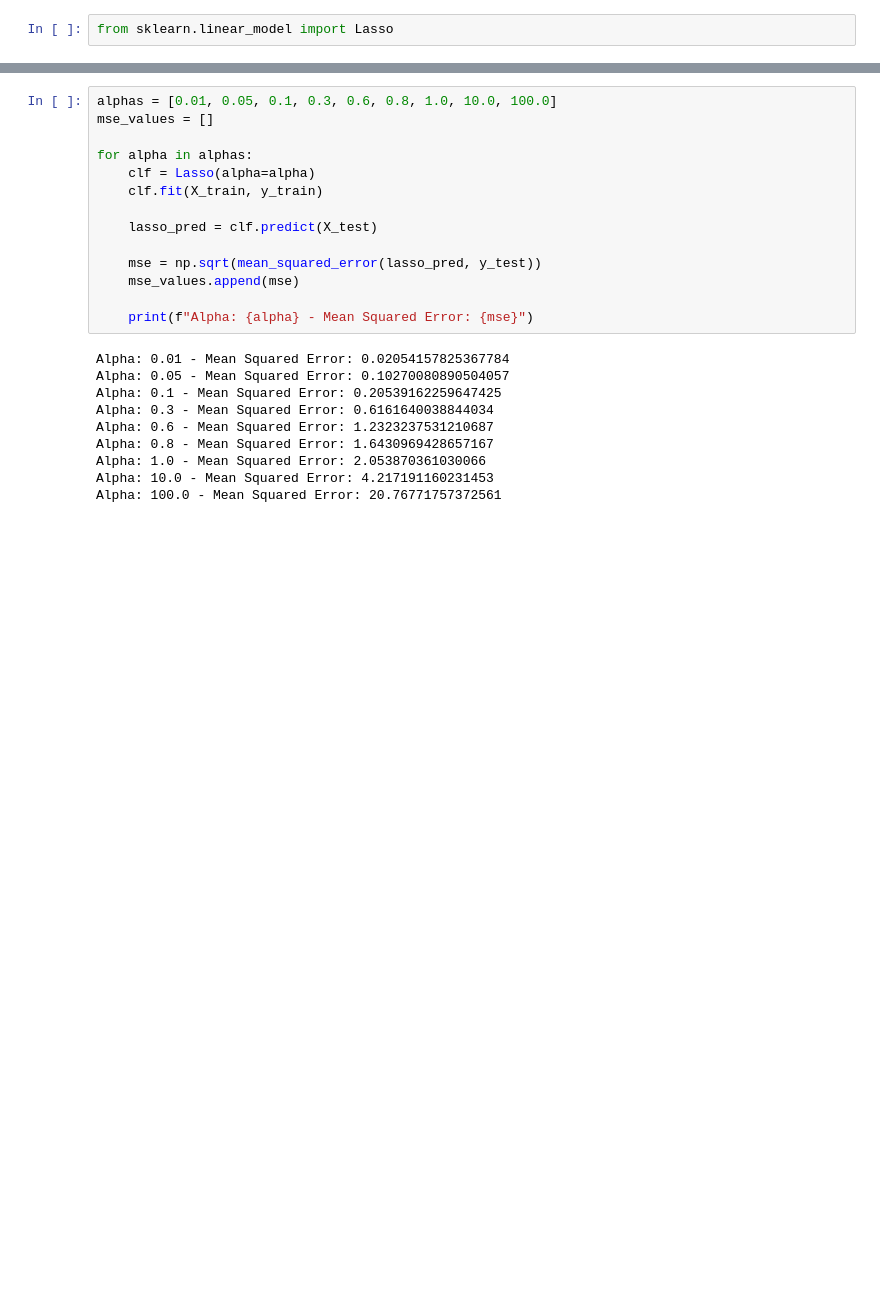
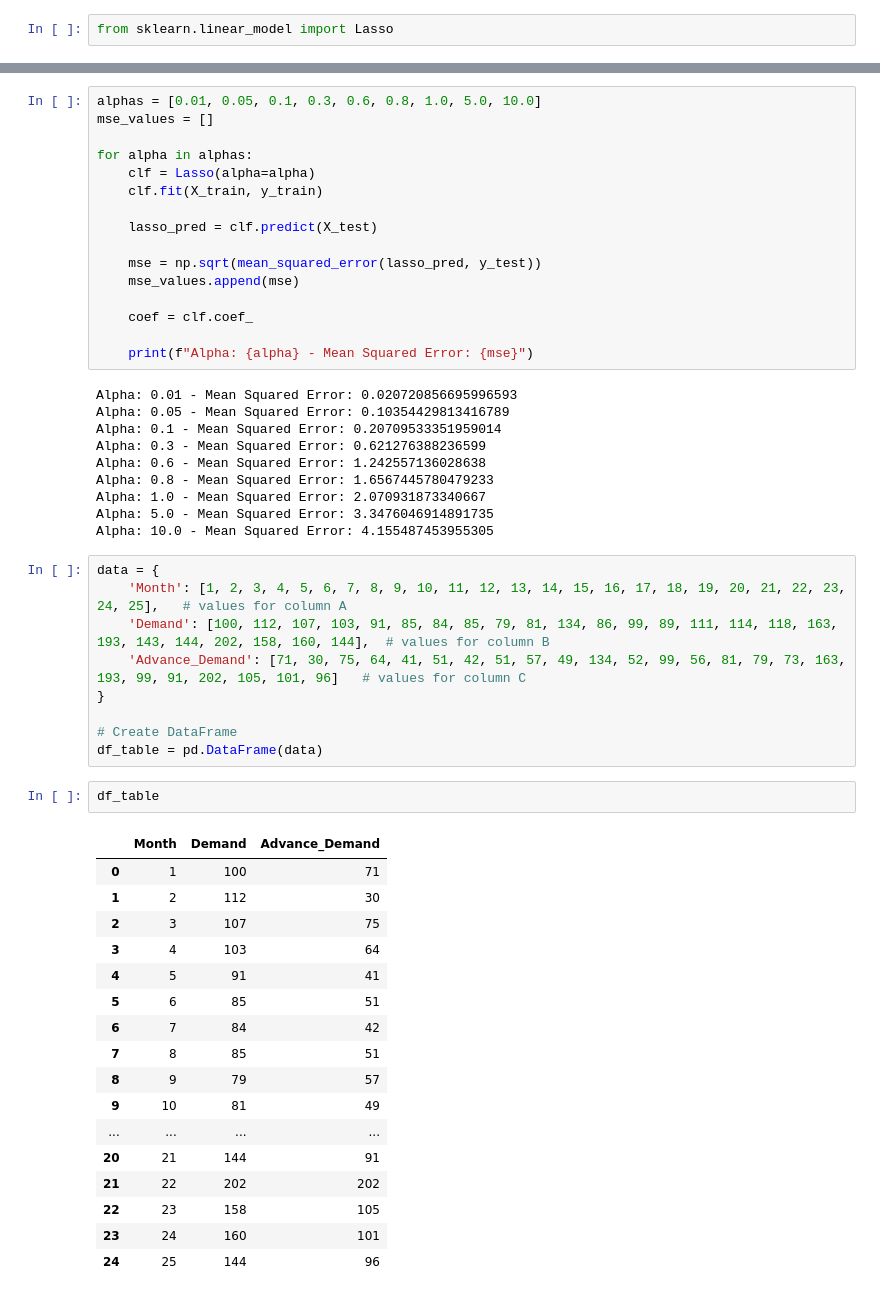
Before and after one commit to mredshaw/DS2, a Jupyter notebook: Predictive_Modelling_A1.ipynb, the cells around one changed output, grey strips where cells are left out. Drawn from its saved outputs; the diff is of its cells as text; blank space fills up the shorter version.

```diff
--- a/Predictive_Modelling_A1.ipynb
+++ b/Predictive_Modelling_A1.ipynb
@@ -198,5 +201,5 @@ Mean Squared Error = 2.053870361030066
 # %%
-alphas = [0.01, 0.05, 0.1, 0.3, 0.6, 0.8, 1.0, 10.0, 100.0]
+alphas = [0.01, 0.05, 0.1, 0.3, 0.6, 0.8, 1.0, 5.0, 10.0]
 mse_values = []
 
 for alpha in alphas:
@@ -208,14 +211,45 @@ for alpha in alphas:
     mse = np.sqrt(mean_squared_error(lasso_pred, y_test))
     mse_values.append(mse)
 
+    coef = clf.coef_
+
     print(f"Alpha: {alpha} - Mean Squared Error: {mse}")
 # %% [output]
-Alpha: 0.01 - Mean Squared Error: 0.02054157825367784
-Alpha: 0.05 - Mean Squared Error: 0.10270080890504057
-Alpha: 0.1 - Mean Squared Error: 0.20539162259647425
-Alpha: 0.3 - Mean Squared Error: 0.6161640038844034
-Alpha: 0.6 - Mean Squared Error: 1.2323237531210687
-Alpha: 0.8 - Mean Squared Error: 1.6430969428657167
-Alpha: 1.0 - Mean Squared Error: 2.053870361030066
-Alpha: 10.0 - Mean Squared Error: 4.217191160231453
-Alpha: 100.0 - Mean Squared Error: 20.76771757372561
+Alpha: 0.01 - Mean Squared Error: 0.020720856695996593
+Alpha: 0.05 - Mean Squared Error: 0.10354429813416789
+Alpha: 0.1 - Mean Squared Error: 0.20709533351959014
+Alpha: 0.3 - Mean Squared Error: 0.621276388236599
+Alpha: 0.6 - Mean Squared Error: 1.242557136028638
+Alpha: 0.8 - Mean Squared Error: 1.6567445780479233
+Alpha: 1.0 - Mean Squared Error: 2.070931873340667
+Alpha: 5.0 - Mean Squared Error: 3.3476046914891735
+Alpha: 10.0 - Mean Squared Error: 4.155487453955305
+# %%
+data = {
+    'Month': [1, 2, 3, 4, 5, 6, 7, 8, 9, 10, 11, 12, 13, 14, 15, 16, 17, 18, 19, 20, 21, 22, 23, 24, 25],   # values for column A
+    'Demand': [100, 112, 107, 103, 91, 85, 84, 85, 79, 81, 134, 86, 99, 89, 111, 114, 118, 163, 193, 143, 144, 202, 158, 160, 144],  # values for column B
+    'Advance_Demand': [71, 30, 75, 64, 41, 51, 42, 51, 57, 49, 134, 52, 99, 56, 81, 79, 73, 163, 193, 99, 91, 202, 105, 101, 96]   # values for column C
+}
+
+# Create DataFrame
+df_table = pd.DataFrame(data)
+# %%
+df_table
+# %% [output]
+|  | Month | Demand | Advance_Demand |
+| 0 | 1 | 100 | 71 |
+| 1 | 2 | 112 | 30 |
+| 2 | 3 | 107 | 75 |
+| 3 | 4 | 103 | 64 |
+| 4 | 5 | 91 | 41 |
+| 5 | 6 | 85 | 51 |
+| 6 | 7 | 84 | 42 |
+| 7 | 8 | 85 | 51 |
+| 8 | 9 | 79 | 57 |
+| 9 | 10 | 81 | 49 |
+| ... | ... | ... | ... |
+| 20 | 21 | 144 | 91 |
+| 21 | 22 | 202 | 202 |
+| 22 | 23 | 158 | 105 |
+| 23 | 24 | 160 | 101 |
+| 24 | 25 | 144 | 96 |
```
Also changed, not shown: parts of 5 cells of this notebook.
